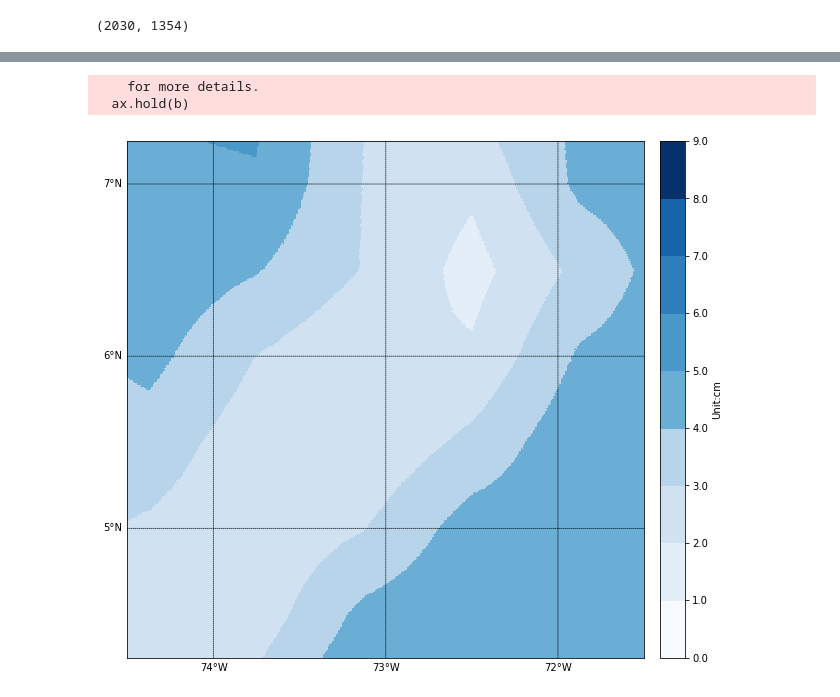
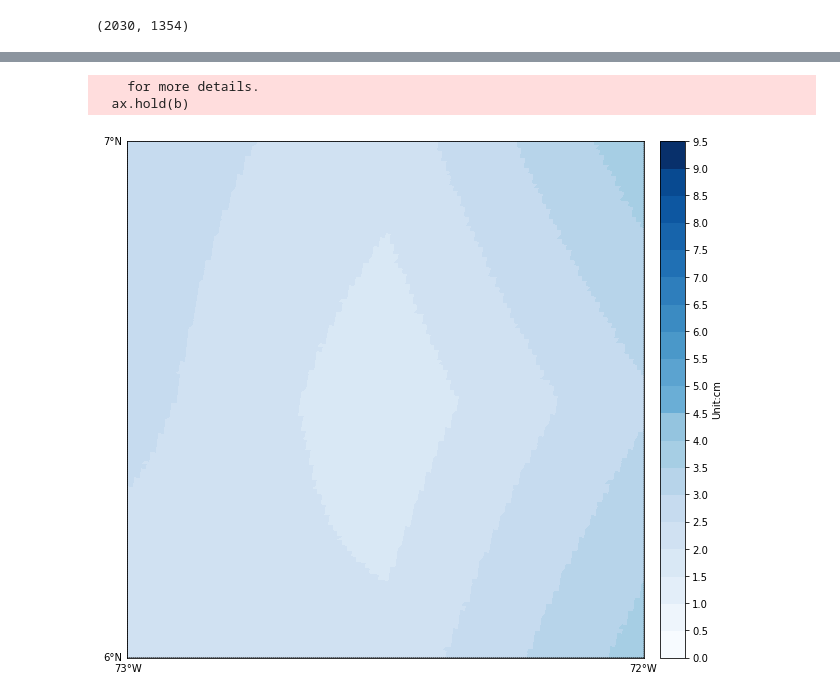
Before and after one commit to saint-germain/HDFnb, a Jupyter notebook: MOD21_PWV.ipynb, the cells around one changed output, grey strips where cells are left out. Drawn from its saved outputs; the diff is of its cells as text; code cells hidden in the pictures.

```diff
--- a/MOD21_PWV.ipynb
+++ b/MOD21_PWV.ipynb
@@ -86,2 +60,0 @@ array([[-79.50370026, -79.28507996],
-# %%
-z=pwv[::5,::5]
@@ -121,3 +73,10 @@ cmap = mpl.colors.ListedColormap(colors)
+# %%
+nlev=20
+levels = np.linspace(0,10,nlev+1)
+colors=plt.cm.Blues(levels/10)
+cmap = mpl.colors.ListedColormap(colors)
+bounds = np.arange(nlev)
+norm = mpl.colors.BoundaryNorm(bounds, cmap.N)
 # %%
 cmap.N
 # %% [output]
@@ -253,21 +210,21 @@ color_bar.set_label('Unit:'+units)
 # %%
 plt.figure(figsize=(10,10))
 m = Basemap(projection='cyl', resolution='l',
-            llcrnrlat=4.25, urcrnrlat = 7.25,
-            llcrnrlon=-74.5, urcrnrlon = -71.5)
+            llcrnrlat=6, urcrnrlat = 7,
+            llcrnrlon=-73, urcrnrlon = -72)
 m.drawcoastlines(linewidth=0.5)
 m.drawparallels(np.arange(-90., 120., 1.), labels=[1, 0, 0, 0])
 m.drawmeridians(np.arange(-180, 180., 1.), labels=[0, 0, 0, 1])
 m.pcolormesh(lon1km, lat1km, Z, latlon=True, cmap=cmap, norm=norm)
 from mpl_toolkits.axes_grid1 import make_axes_locatable
 divider = make_axes_locatable(plt.gca())
 cax = divider.append_axes("right", "5%", pad="3%")
 color_bar = plt.colorbar(cax=cax)
 
 color_bar.set_ticks(range(nlev))
 color_bar.set_ticklabels(levels)
 color_bar.set_label('Unit:'+units)
 # %% [output]
     for more details.
   ax.hold(b)
-[figure, old version]
+[figure, new version]
```
Also changed, not shown: parts of 57 cells of this notebook.
